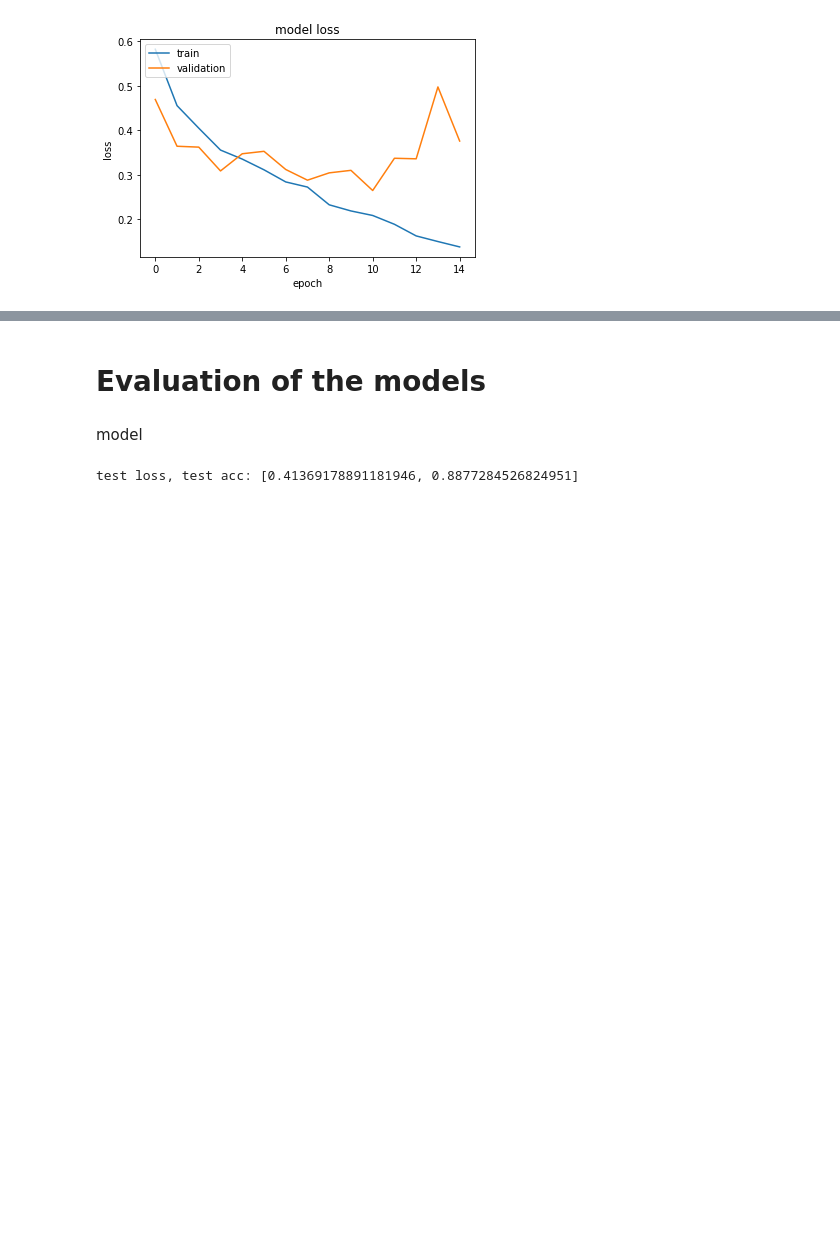
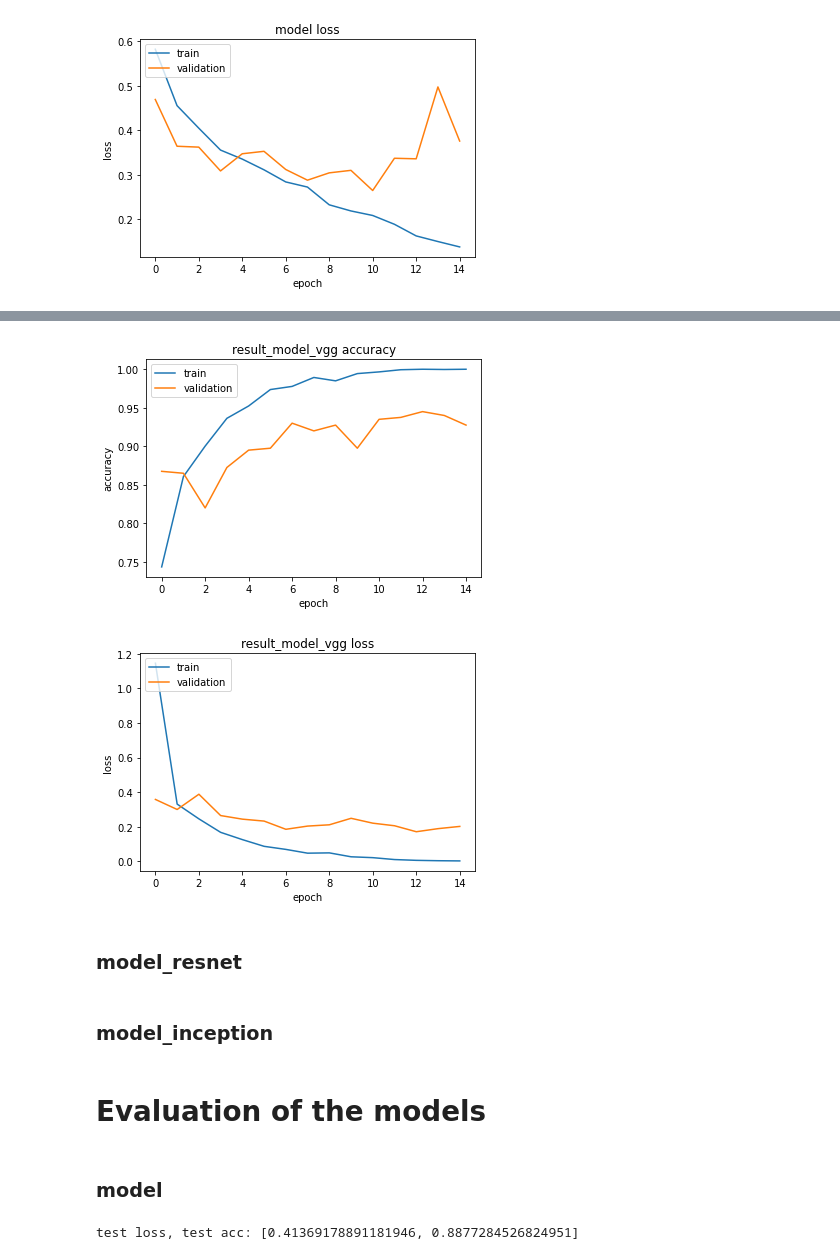
Before and after one commit to comHack/Mammography_DL_Classification, a Jupyter notebook: FirstAttempt.ipynb, the cells around one changed output, grey strips where cells are left out. Drawn from its saved outputs; the diff is of its cells as text; code cells hidden in the pictures; blank space fills up the shorter version.

Commit message:
Added a model_vgg (build on top of VGGnet and a 256 dense layer)

```diff
--- a/FirstAttempt.ipynb
+++ b/FirstAttempt.ipynb
@@ -724,0 +797,9 @@ plt.show()
+# %%
+x = Flatten()(last_output)
+
+x = Dense(256, activation='relu')(x)
+#x = Dense(256, activation='relu')(x)
+
+x = Dense(1, activation='sigmoid')(x)
+
+model_vgg = Model(vgg.input, outputs=x)
@@ -724,0 +826,6 @@ plt.show()
+# %%
+model_vgg.compile(
+    loss = 'binary_crossentropy',
+    optimizer = Adam(),
+    metrics = ['acc']
+)
@@ -724,0 +836,9 @@ plt.show()
+# %%
+result_model_vgg = model_vgg.fit(
+    train_generator,
+    steps_per_epoch = 160,
+    epochs = 15,
+    validation_data = validation_generator,
+    validation_steps = 20,
+    verbose = 2
+)
@@ -725,7 +863,32 @@ plt.show()
+# %%
+# Accuracy of "result_model_vgg"
+plt.plot(result_model_vgg.history['acc'])
+plt.plot(result_model_vgg.history['val_acc'])
+plt.title('result_model_vgg accuracy')
+plt.ylabel('accuracy')
+plt.xlabel('epoch')
+plt.legend(['train', 'validation'], loc='upper left')
+plt.show()
+
+# Loss of "result_model_vgg"
+plt.plot(result_model_vgg.history['loss'])
+plt.plot(result_model_vgg.history['val_loss'])
+plt.title('result_model_vgg loss')
+plt.ylabel('loss')
+plt.xlabel('epoch')
+plt.legend(['train', 'validation'], loc='upper left')
+plt.show()
+# %% [output]
+[figure, added]
+[figure, added]
+# %% [markdown]
+### **model_resnet**
+# %% [markdown]
+### **model_inception**
 # %% [markdown]
 # **Evaluation of the models**
-# %% [markdown]
-model
+# %% [markdown]
+### **model**
 # %%
 resEv_model = model.evaluate_generator(test_generator, 20)
 print('test loss, test acc:', resEv_model)
```
Also changed, not shown: parts of 38 cells of this notebook.
